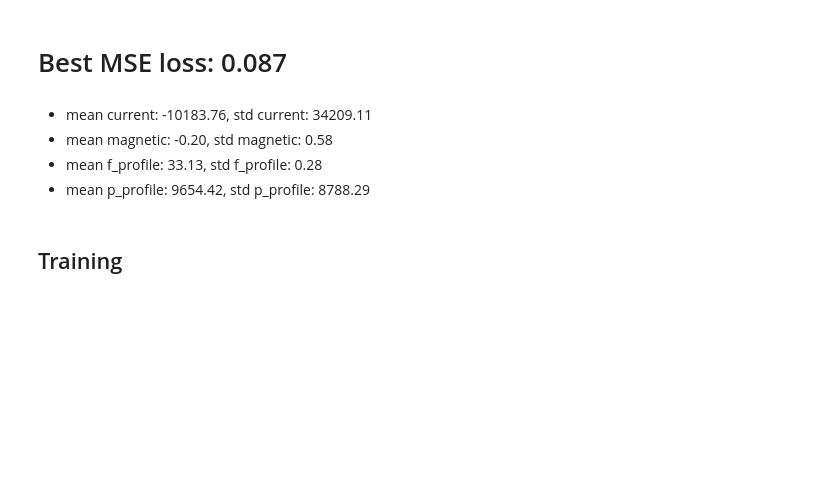
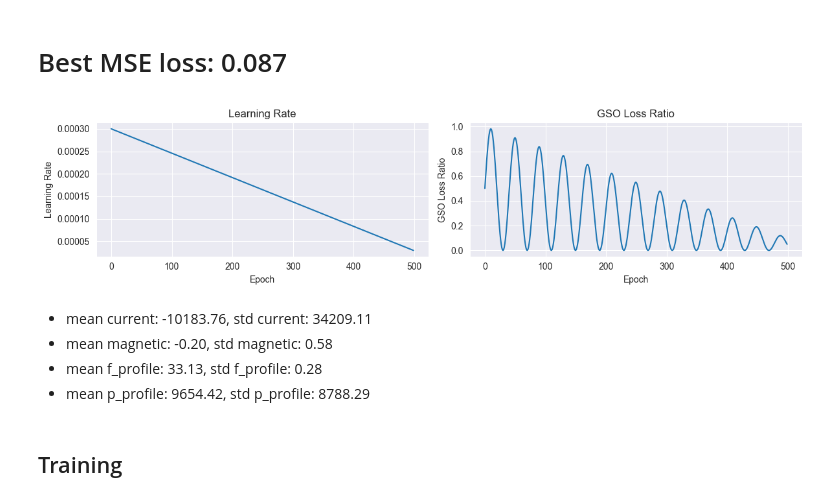
Before and after one commit to matgrand/PlaNet_Equil_reconstruction, a Jupyter notebook: mg_train.ipynb, the cells around one changed output. Cells and saved outputs as stored; diff of their text form; code cells hidden in the pictures; blank space fills up the shorter version.

Commit message:
crazy gso ratio scheduler

```diff
--- a/mg_train.ipynb
+++ b/mg_train.ipynb
@@ -31,13 +33,29 @@ MODEL_SAVE_PATH = f"mg_data/{JOBID}/mg_planet.pth"
 EPOCHS = 500
 BATCH_SIZE = 128
 LEARNING_RATE = 3e-4*np.linspace(1, 0.1, EPOCHS)
-GSO_LOSS_RATIO = np.linspace(0.5, 0.1, EPOCHS)
+# GSO_LOSS_RATIO = np.linspace(0.5, 0.1, EPOCHS)
+GSO_LOSS_RATIO = (0.5+0.5*np.sin(np.linspace(0, 25*np.pi, EPOCHS)))*np.linspace(1, 0.1, EPOCHS)
 USE_CURRENTS = True
 USE_PROFILES = True
 USE_MAGNETIC = True
 INPUT_SIZE = int(USE_CURRENTS)*14 + int(USE_PROFILES)*202 + int(USE_MAGNETIC)*187
 TRAIN_DS_PATH = "data/train_ds.mat" # generated from prepapre_dataset
 EVAL_DS_PATH = "data/eval_ds.mat"
+# %%
+# plot learning curve and gso ratio
+fig, ax = plt.subplots(1, 2, figsize=(12, 3))
+ax[0].set_title("Learning Rate")
+ax[0].plot(LEARNING_RATE)
+ax[0].set_xlabel("Epoch")
+ax[0].set_ylabel("Learning Rate")
+ax[1].set_title("GSO Loss Ratio")
+ax[1].plot(GSO_LOSS_RATIO)
+ax[1].set_xlabel("Epoch")
+ax[1].set_ylabel("GSO Loss Ratio")
+plt.tight_layout()
+plt.show() if HAS_SCREEN else plt.savefig(f"mg_data/{JOBID}/learning_curve.png")
+# %% [output]
+[figure, added]
 # %% [markdown]
 - mean current: -10183.76, std current: 34209.11
 - mean magnetic: -0.20, std magnetic: 0.58
```
Also changed, not shown: parts of 1 cell of this notebook.
